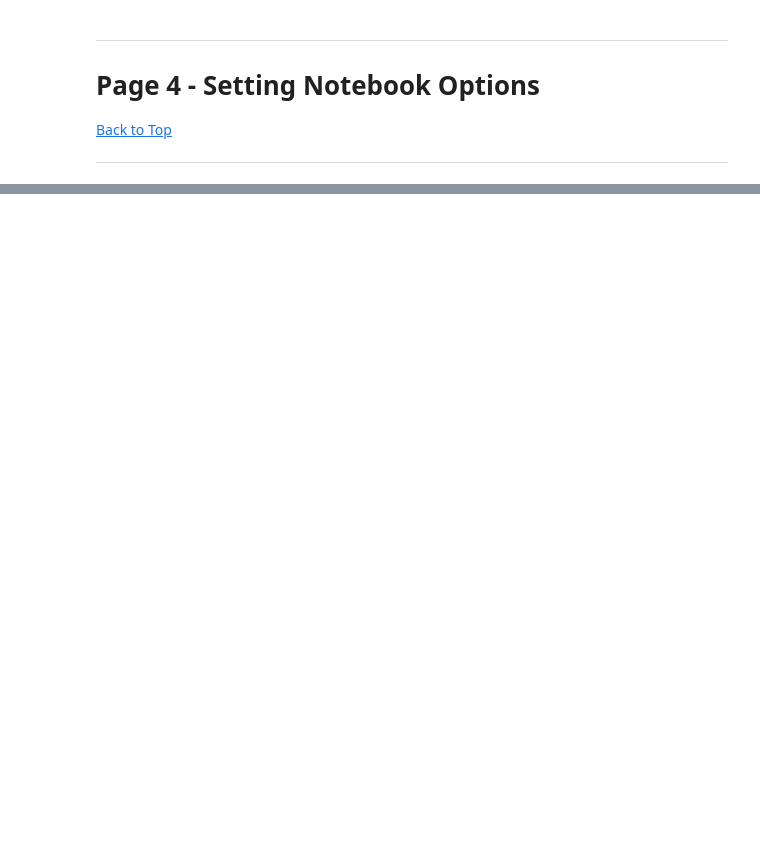
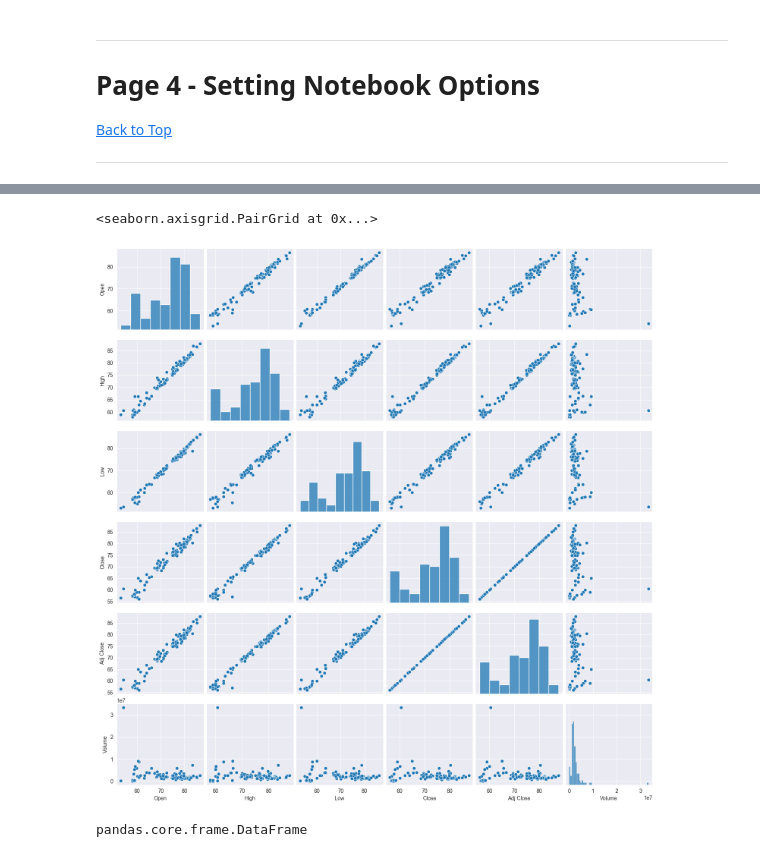
Before and after one commit to ChrisVerg/SmartInvest, a Jupyter notebook: Notebooks/Jorge.ipynb, the cells around one changed output, grey strips where cells are left out. Drawn from its saved outputs; the diff is of its cells as text; code cells hidden in the pictures; blank space fills up the shorter version.

```diff
--- a/Notebooks/Jorge.ipynb
+++ b/Notebooks/Jorge.ipynb
@@ -118,0 +355,5 @@ CD.head()
+# %%
+sns.pairplot(Healthcare)
+# %% [output]
+<seaborn.axisgrid.PairGrid at 0x...>
+[figure, added]
@@ -118,0 +362,4 @@ CD.head()
+# %%
+type(Healthcare)
+# %% [output]
+pandas.core.frame.DataFrame
```
Also changed, not shown: parts of 50 cells of this notebook, 3 other files.
